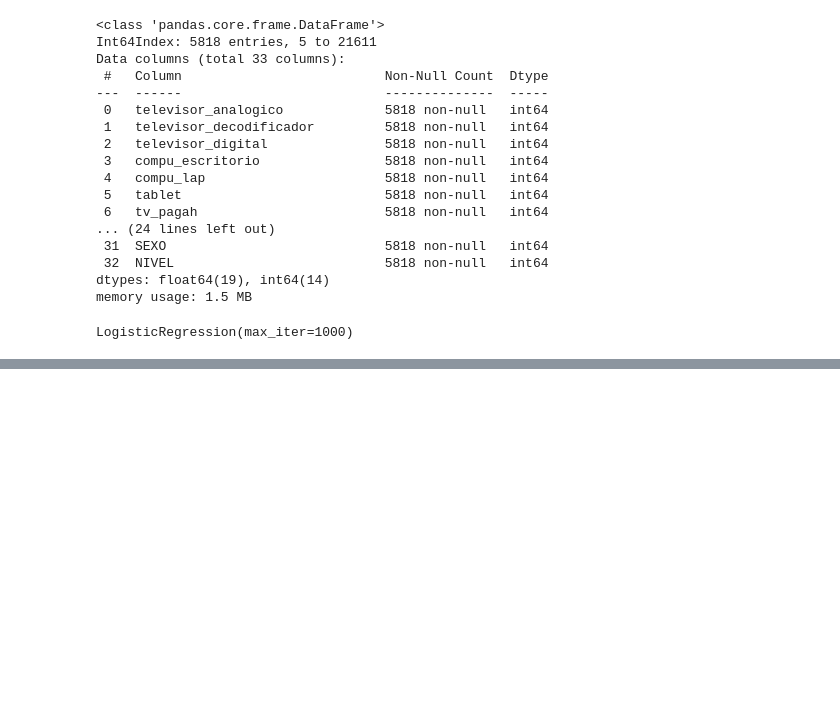
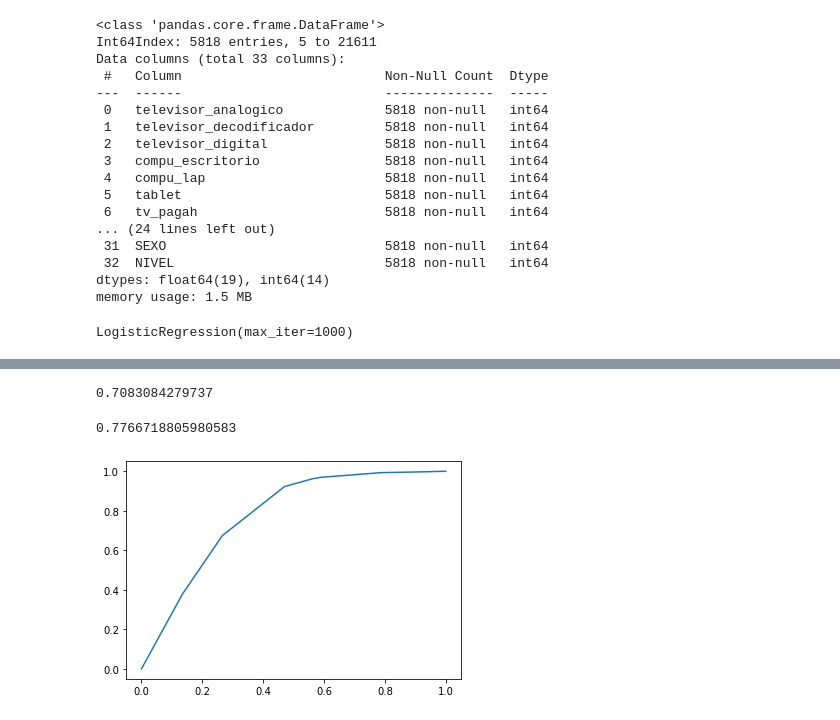
Before and after one commit to memo808/proyecto_final, a Jupyter notebook: proyecto_final.ipynb, the cells around one changed output, grey strips where cells are left out. Cells and saved outputs as stored; diff of their text form; code cells hidden in the pictures; blank space fills up the shorter version.

```diff
--- a/proyecto_final.ipynb
+++ b/proyecto_final.ipynb
@@ -1299,0 +1508,6 @@ det3=det
+# %%
+X5_train,X5_test,y5_train,y5_test=train_test_split(X5,y5,train_size=0.8)
+# %%
+logreg3=LogisticRegression(max_iter=1000)
+# %%
+logreg3.fit(X5_train,y5_train)
@@ -1299,0 +1597,4 @@ det3=det
+# %%
+params={'random_state':0,'max_depth':3}
+classifier = DecisionTreeClassifier(**params)
+classifier.fit(X5_train, y5_train)
@@ -1299,0 +1645,13 @@ det3=det
+# %%
+accuracy_score(y5_test,y_pred_confussion)
+# %% [output]
+0.7083084279737
+# %%
+y_pred_proba = classifier.predict_proba(X5_test)[::,1]
+fpr, tpr, _ = metrics.roc_curve(y5_test,y_pred_proba)
+auc = metrics.roc_auc_score(y5_test,y_pred_proba)
+plt.plot(fpr,tpr)
+auc
+# %% [output]
+0.7766718805980583
+[figure, added]
```
Also changed, not shown: parts of 198 cells of this notebook.
